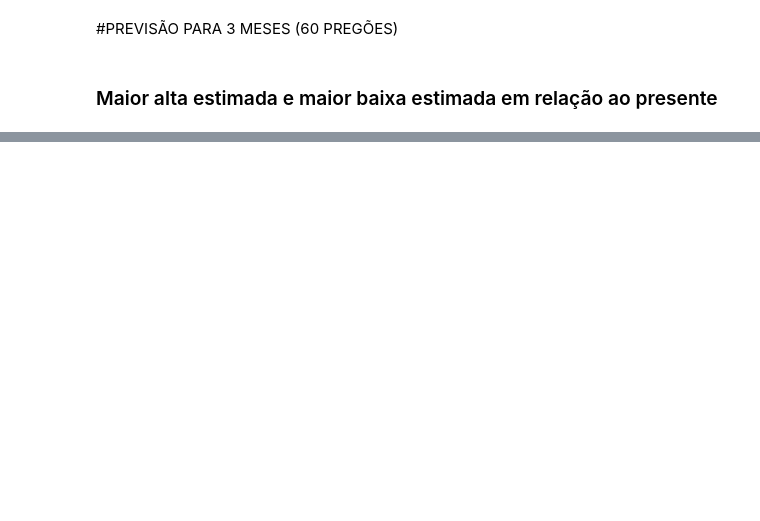
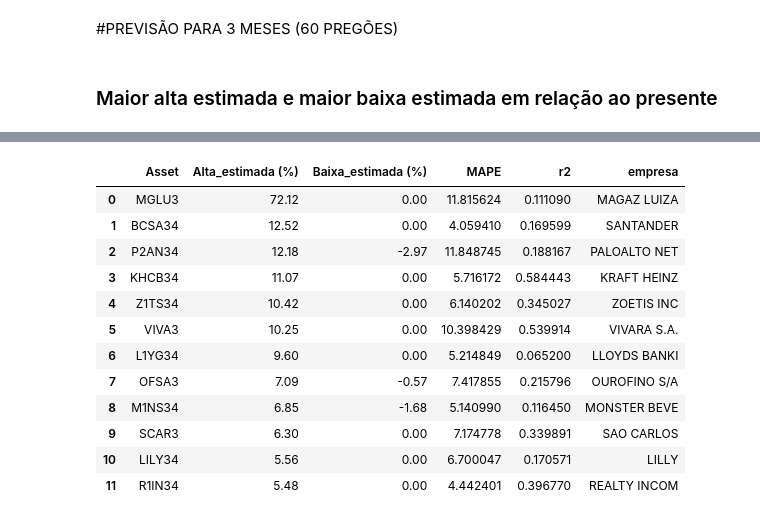
Before and after one commit to gabrielfea/previsaoacoes, a Jupyter notebook: analise_modelo_pred_acoes.ipynb, the cells around one changed output, grey strips where cells are left out. Drawn from its saved outputs; the diff is of its cells as text; code cells hidden in the pictures; blank space fills up the shorter version.

```diff
--- a/analise_modelo_pred_acoes.ipynb
+++ b/analise_modelo_pred_acoes.ipynb
@@ -321,0 +396,16 @@ Alta estimada: 13.78 %
+# %%
+sugestoes_df
+# %% [output]
+|  | Asset | Alta_estimada (%) | Baixa_estimada (%) | MAPE | r2 | empresa |
+| 0 | MGLU3 | 72.12 | 0.00 | 11.815624 | 0.111090 | MAGAZ LUIZA |
+| 1 | BCSA34 | 12.52 | 0.00 | 4.059410 | 0.169599 | SANTANDER |
+| 2 | P2AN34 | 12.18 | -2.97 | 11.848745 | 0.188167 | PALOALTO NET |
+| 3 | KHCB34 | 11.07 | 0.00 | 5.716172 | 0.584443 | KRAFT HEINZ |
+| 4 | Z1TS34 | 10.42 | 0.00 | 6.140202 | 0.345027 | ZOETIS INC |
+| 5 | VIVA3 | 10.25 | 0.00 | 10.398429 | 0.539914 | VIVARA S.A. |
+| 6 | L1YG34 | 9.60 | 0.00 | 5.214849 | 0.065200 | LLOYDS BANKI |
+| 7 | OFSA3 | 7.09 | -0.57 | 7.417855 | 0.215796 | OUROFINO S/A |
+| 8 | M1NS34 | 6.85 | -1.68 | 5.140990 | 0.116450 | MONSTER BEVE |
+| 9 | SCAR3 | 6.30 | 0.00 | 7.174778 | 0.339891 | SAO CARLOS |
+| 10 | LILY34 | 5.56 | 0.00 | 6.700047 | 0.170571 | LILLY |
+| 11 | R1IN34 | 5.48 | 0.00 | 4.442401 | 0.396770 | REALTY INCOM |
```
Also changed, not shown: parts of 8 cells of this notebook.
